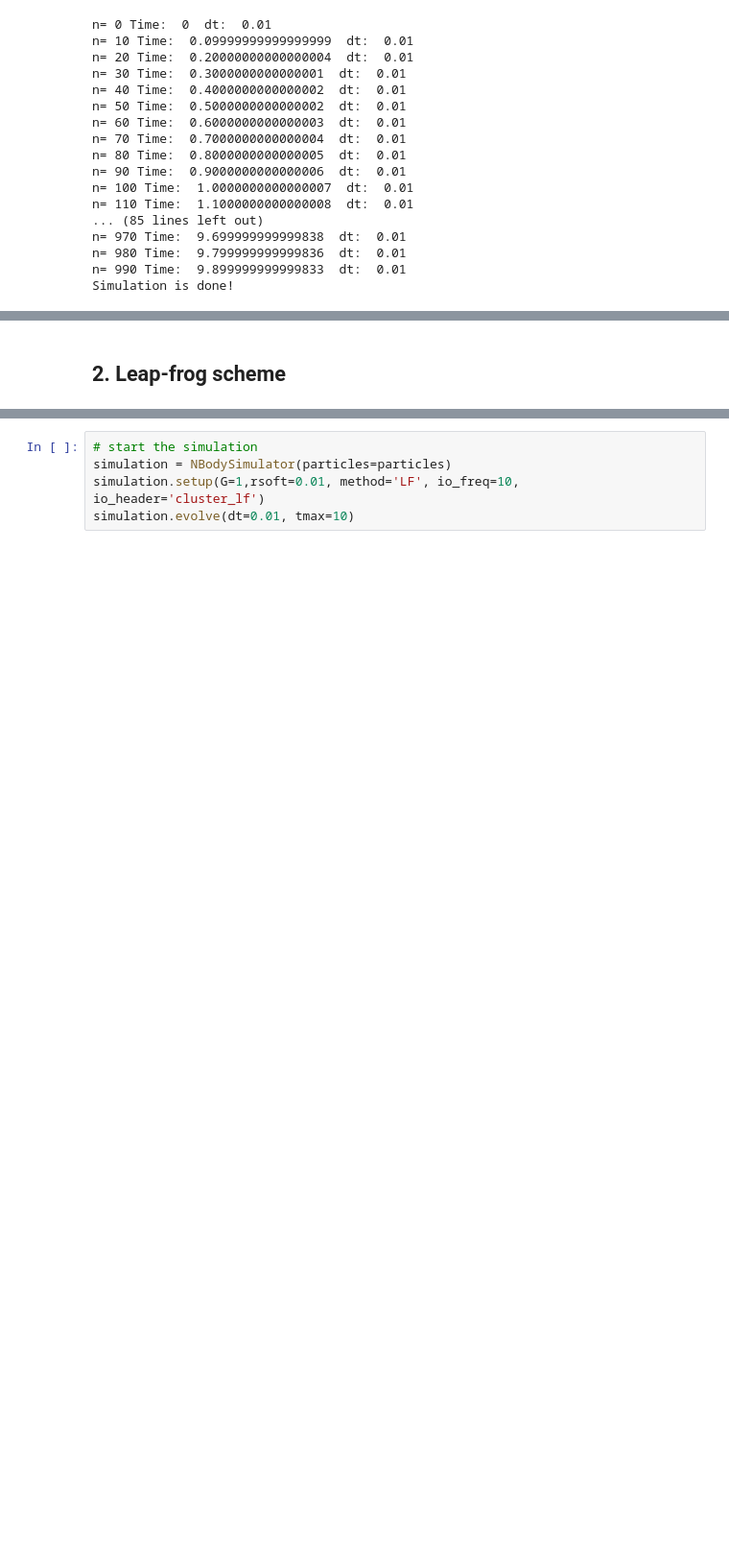
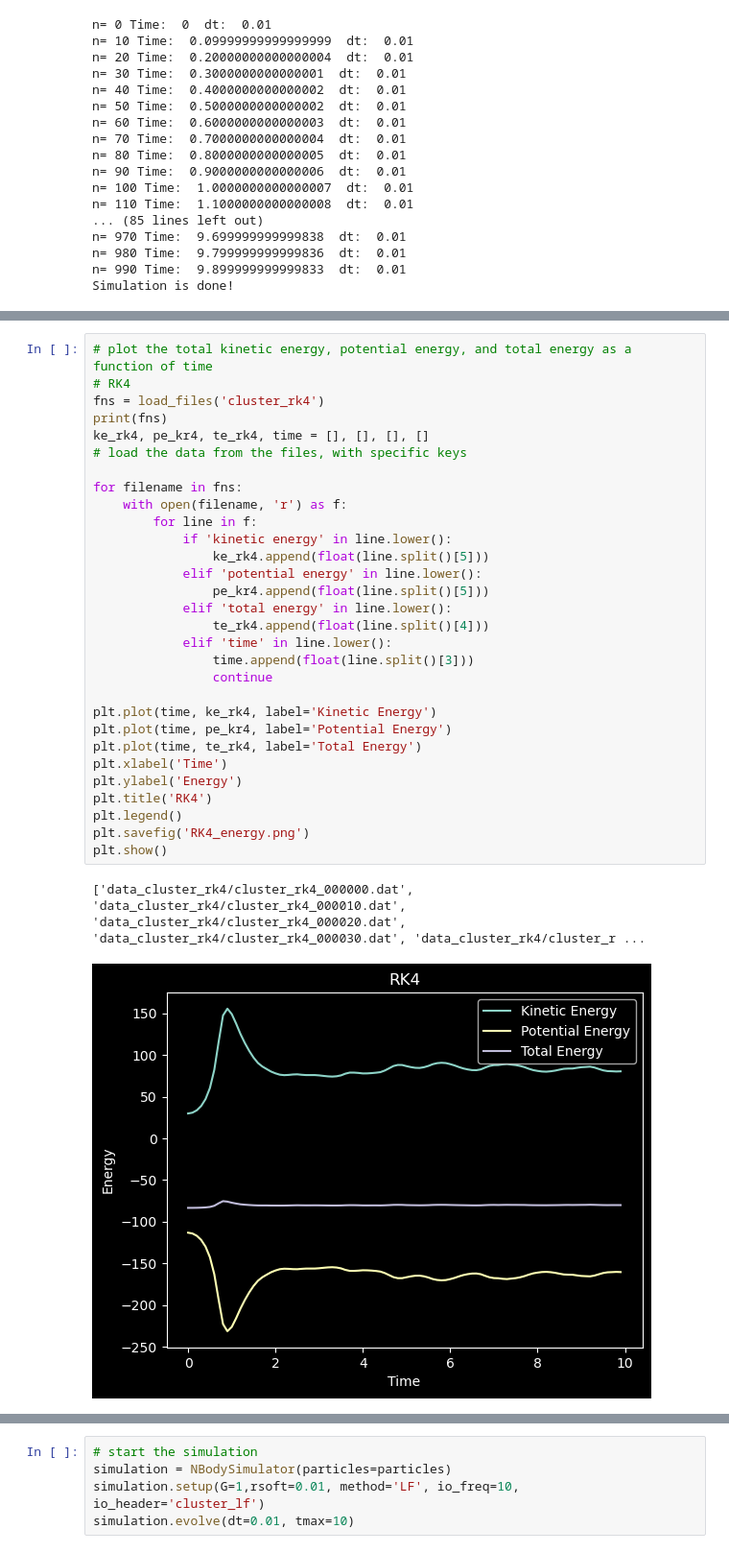
Before and after one commit to ricky4280/computationalPhysics-112, a Jupyter notebook: project2/HW2/HW2.ipynb, the cells around one changed output, grey strips where cells are left out. Shown: that part at 96% size. Cells and saved outputs as stored; diff of their text form; blank space fills up the shorter version.

```diff
--- a/project2/HW2/HW2.ipynb
+++ b/project2/HW2/HW2.ipynb
@@ -78,2 +80,33 @@ save_movie(fns, filename='HW2_RK4.mp4', fps=10, lengthscale=10)
-# %% [markdown]
-## 2. Leap-frog scheme
+# %%
+# plot the total kinetic energy, potential energy, and total energy as a function of time
+# RK4
+fns = load_files('cluster_rk4')
+print(fns)
+ke_rk4, pe_kr4, te_rk4, time = [], [], [], []
+# load the data from the files, with specific keys
+
+for filename in fns:
+    with open(filename, 'r') as f:
+        for line in f:
+            if 'kinetic energy' in line.lower():
+                ke_rk4.append(float(line.split()[5]))
+            elif 'potential energy' in line.lower():
+                pe_kr4.append(float(line.split()[5]))
+            elif 'total energy' in line.lower():
+                te_rk4.append(float(line.split()[4]))
+            elif 'time' in line.lower():
+                time.append(float(line.split()[3]))
+                continue
+
+plt.plot(time, ke_rk4, label='Kinetic Energy')
+plt.plot(time, pe_kr4, label='Potential Energy')
+plt.plot(time, te_rk4, label='Total Energy')
+plt.xlabel('Time')
+plt.ylabel('Energy')
+plt.title('RK4')
+plt.legend()
+plt.savefig('RK4_energy.png')
+plt.show()
+# %% [output]
+['data_cluster_rk4/cluster_rk4_000000.dat', 'data_cluster_rk4/cluster_rk4_000010.dat', 'data_cluster_rk4/cluster_rk4_000020.dat', 'data_cluster_rk4/cluster_rk4_000030.dat', 'data_cluster_rk4/cluster_r ...
+[figure, added]
```
Also changed, not shown: parts of 18 cells of this notebook, 8 other files.
